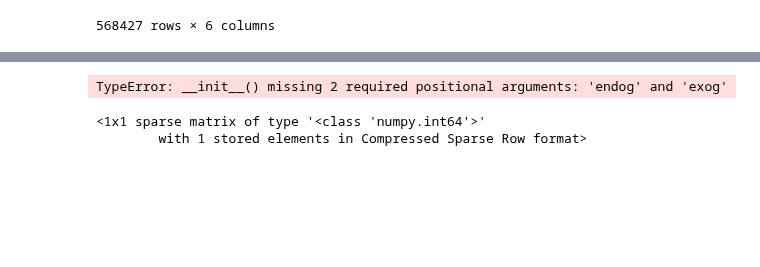
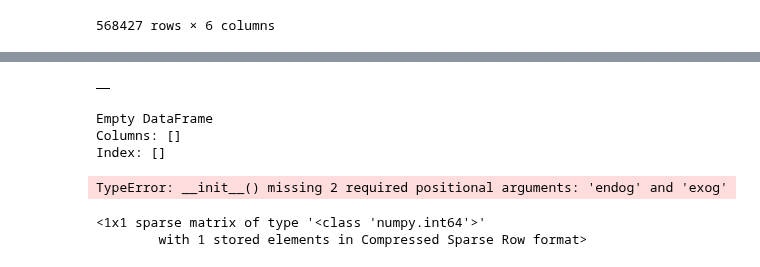
Before and after one commit to COGS118A/Group027-Sp22, a Jupyter notebook: models/OrdinalRegession.ipynb, the cells around one changed output, grey strips where cells are left out. Drawn from its saved outputs; the diff is of its cells as text; code cells hidden in the pictures; blank space fills up the shorter version.

```diff
--- a/models/OrdinalRegession.ipynb
+++ b/models/OrdinalRegession.ipynb
@@ -95,3 +79,21 @@ tfdf
+# %%
+len(tfdf['test'][6].toarray()[0])
+#tfdf['test'][2].toarray()[0]
+
+tfidfdf = pd.DataFrame()
+
+for i in tfdf['test'][0:10]:
+    df.append(pd.DataFrame(i.toarray()[0]))
+
+tfidfdf
+# %% [output]
+|  |
+# %%
+print(tfidfdf)
+# %% [output]
+Empty DataFrame
+Columns: []
+Index: []
 # %%
 from sklearn.pipeline import Pipeline
 clf_ordReg_pipe = Pipeline([("vect", CountVectorizer()), ("tfidf", TfidfTransformer()), ("clf_ordReg", OrderedModel(distr='logit'))])
```
Also changed, not shown: parts of 11 cells of this notebook.
